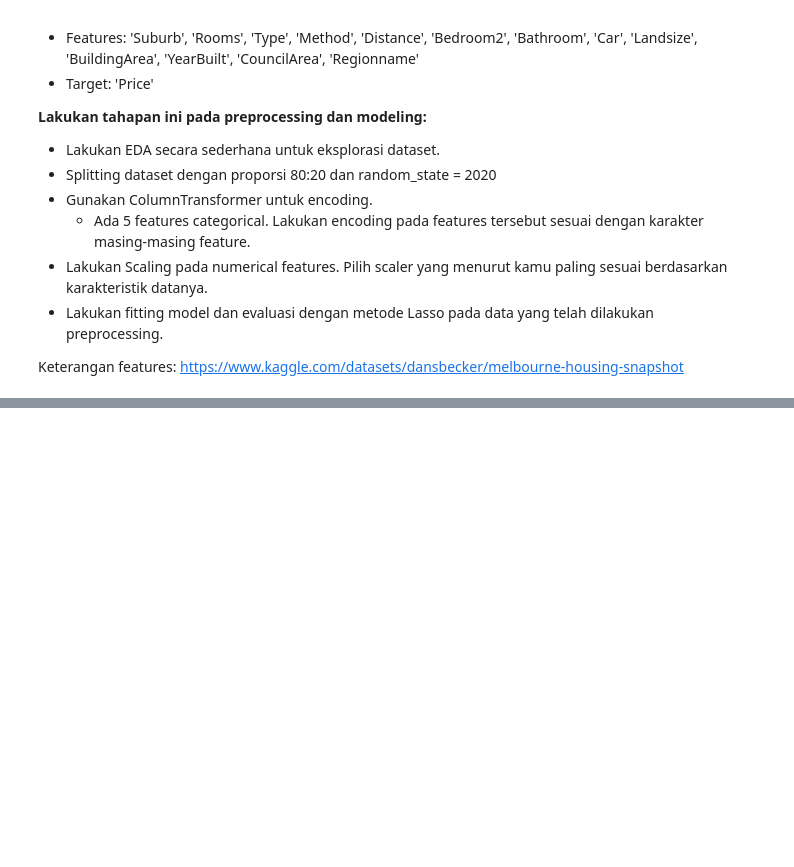
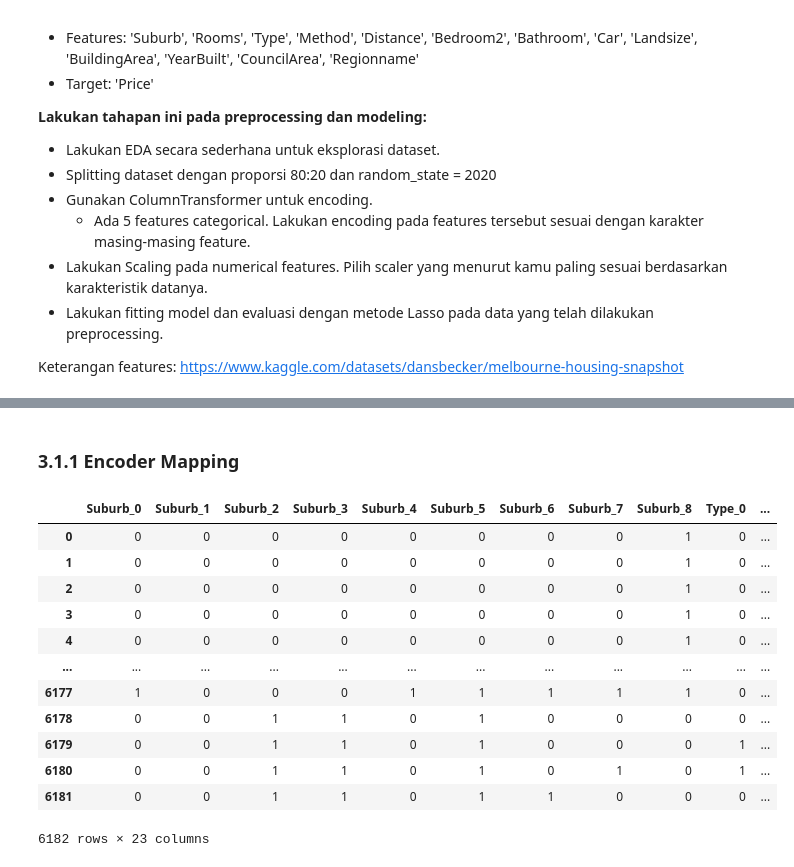
Before and after one commit to d-widyantama/Machine_Learning-Modul-3-Purwadhika, a Jupyter notebook: 5-Scaling-Encoding/exe_m3_s8_scaling_encoding_question.ipynb, the cells around one changed output, grey strips where cells are left out. Cells and saved outputs as stored; diff of their text form; code cells hidden in the pictures; blank space fills up the shorter version.

```diff
--- a/5-Scaling-Encoding/exe_m3_s8_scaling_encoding_question.ipynb
+++ b/5-Scaling-Encoding/exe_m3_s8_scaling_encoding_question.ipynb
@@ -27,0 +227,3 @@ https://www.kaggle.com/datasets/dansbecker/melbourne-housing-snapshot
+# %%
+#Kolom categorical yang akan digunakan
+categorical_columns = ['Suburb', 'Type', 'Method', 'CouncilArea', 'Regionname']
@@ -27,0 +263,20 @@ https://www.kaggle.com/datasets/dansbecker/melbourne-housing-snapshot
+# %% [markdown]
+### 3.1.1 Encoder Mapping
+# %%
+binary_encoder = ce.BinaryEncoder(cols = categorical_columns)
+house_bin_encoded = binary_encoder.fit_transform(house[categorical_columns])
+house_bin_encoded
+# %% [output]
+|  | Suburb_0 | Suburb_1 | Suburb_2 | Suburb_3 | Suburb_4 | Suburb_5 | Suburb_6 | Suburb_7 | Suburb_8 | Type_0 | ... |
+| 0 | 0 | 0 | 0 | 0 | 0 | 0 | 0 | 0 | 1 | 0 | ... |
+| 1 | 0 | 0 | 0 | 0 | 0 | 0 | 0 | 0 | 1 | 0 | ... |
+| 2 | 0 | 0 | 0 | 0 | 0 | 0 | 0 | 0 | 1 | 0 | ... |
+| 3 | 0 | 0 | 0 | 0 | 0 | 0 | 0 | 0 | 1 | 0 | ... |
+| 4 | 0 | 0 | 0 | 0 | 0 | 0 | 0 | 0 | 1 | 0 | ... |
+| ... | ... | ... | ... | ... | ... | ... | ... | ... | ... | ... | ... |
+| 6177 | 1 | 0 | 0 | 0 | 1 | 1 | 1 | 1 | 1 | 0 | ... |
+| 6178 | 0 | 0 | 1 | 1 | 0 | 1 | 0 | 0 | 0 | 0 | ... |
+| 6179 | 0 | 0 | 1 | 1 | 0 | 1 | 0 | 0 | 0 | 1 | ... |
+| 6180 | 0 | 0 | 1 | 1 | 0 | 1 | 0 | 1 | 0 | 1 | ... |
+| 6181 | 0 | 0 | 1 | 1 | 0 | 1 | 1 | 0 | 0 | 0 | ... |
+6182 rows × 23 columns
```
Also changed, not shown: parts of 62 cells of this notebook.
